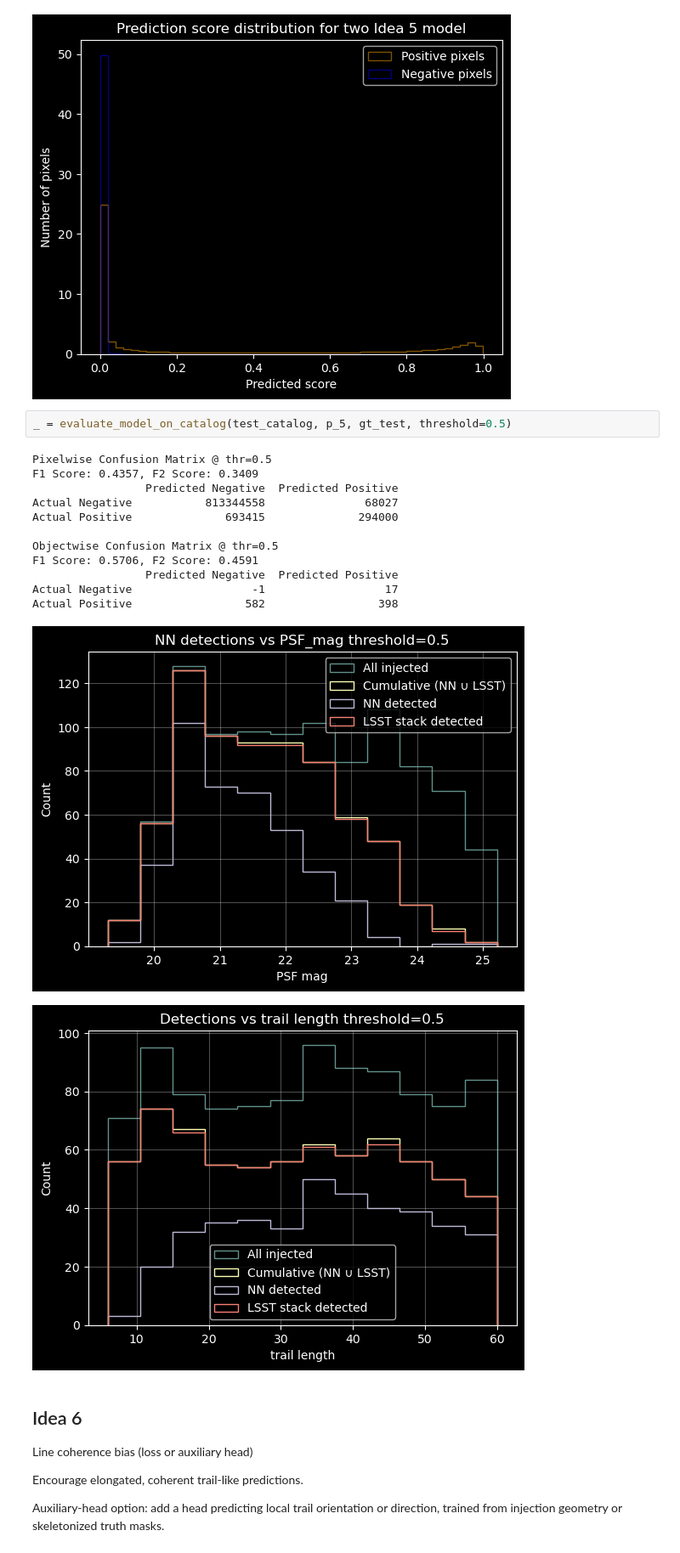
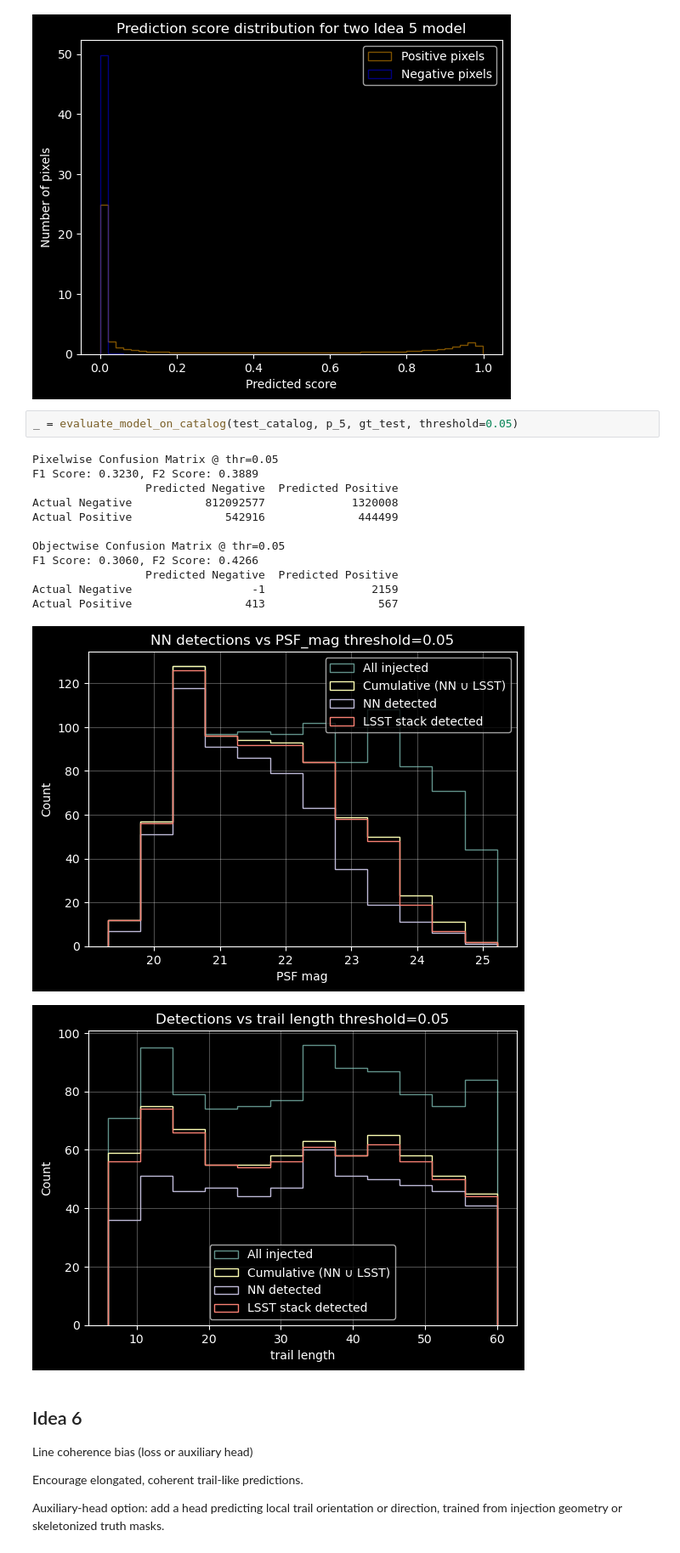
Before and after one commit to dirac-institute/Asteroid_detection_CNN, a Jupyter notebook: experiments/Evaluation.ipynb, the cells around one changed output. Shown at 85% size. Saved outputs shown, nothing was run; the diff lists cells and outputs as text.

```diff
--- a/experiments/Evaluation.ipynb
+++ b/experiments/Evaluation.ipynb
@@ -376,21 +373,21 @@ plt.show()
 # %% [output]
 [figure]
 # %%
-_ = evaluate_model_on_catalog(test_catalog, p_5, gt_test, threshold=0.5)
+_ = evaluate_model_on_catalog(test_catalog, p_5, gt_test, threshold=0.05)
 # %% [output]
-Pixelwise Confusion Matrix @ thr=0.5
-F1 Score: 0.4357, F2 Score: 0.3409
+Pixelwise Confusion Matrix @ thr=0.05
+F1 Score: 0.3230, F2 Score: 0.3889
                  Predicted Negative  Predicted Positive
-Actual Negative           813344558               68027
-Actual Positive              693415              294000
+Actual Negative           812092577             1320008
+Actual Positive              542916              444499
 
-Objectwise Confusion Matrix @ thr=0.5
-F1 Score: 0.5706, F2 Score: 0.4591
+Objectwise Confusion Matrix @ thr=0.05
+F1 Score: 0.3060, F2 Score: 0.4266
                  Predicted Negative  Predicted Positive
-Actual Negative                  -1                  17
-Actual Positive                 582                 398
+Actual Negative                  -1                2159
+Actual Positive                 413                 567
-[figure, old version]
+[figure, new version]
-[figure, old version]
+[figure, new version]
 # %% [markdown]
 ## Idea 6
 Line coherence bias (loss or auxiliary head)
```
Also changed, not shown: parts of 1 cell of this notebook, 2 other files.
